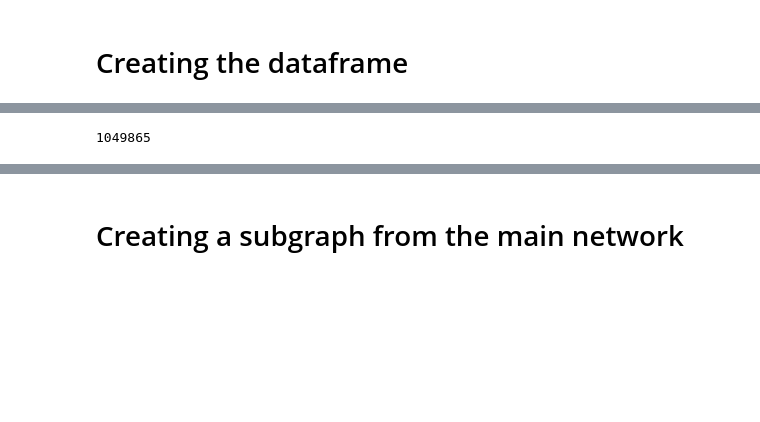
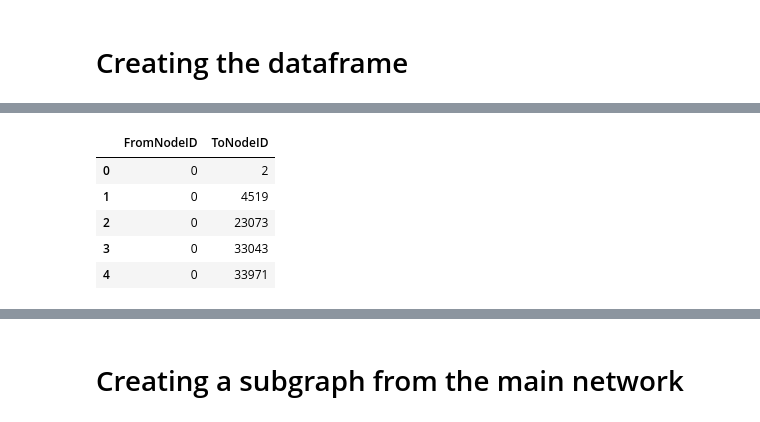
Before and after one commit to SeffySnow/CV_Sepinood, a Jupyter notebook: main.ipynb, the cells around one changed output, grey strips where cells are left out. Saved outputs shown, nothing was run; the diff lists cells and outputs as text; code cells hidden in the pictures; blank space fills up the shorter version.

```diff
--- a/main.ipynb
+++ b/main.ipynb
@@ -20,8 +25,13 @@ url = "https://raw.githubusercontent.com/SeffySnow/GA-community-detection/main/c
 # %%
 data = pd.read_csv(url,delimiter='\t')
 data.rename(columns={data.columns[0]: "FromNodeID", data.columns[1]: "ToNodeID"}, inplace=True)
 network_data= pd.DataFrame(data)
+shuffled_network_data = network_data.sample(frac=1)
 network_data.head()
-len(network_data)
 # %% [output]
-1049865
+|  | FromNodeID | ToNodeID |
+| 0 | 0 | 2 |
+| 1 | 0 | 4519 |
+| 2 | 0 | 23073 |
+| 3 | 0 | 33043 |
+| 4 | 0 | 33971 |
```
Also changed, not shown: parts of 9 cells of this notebook.
